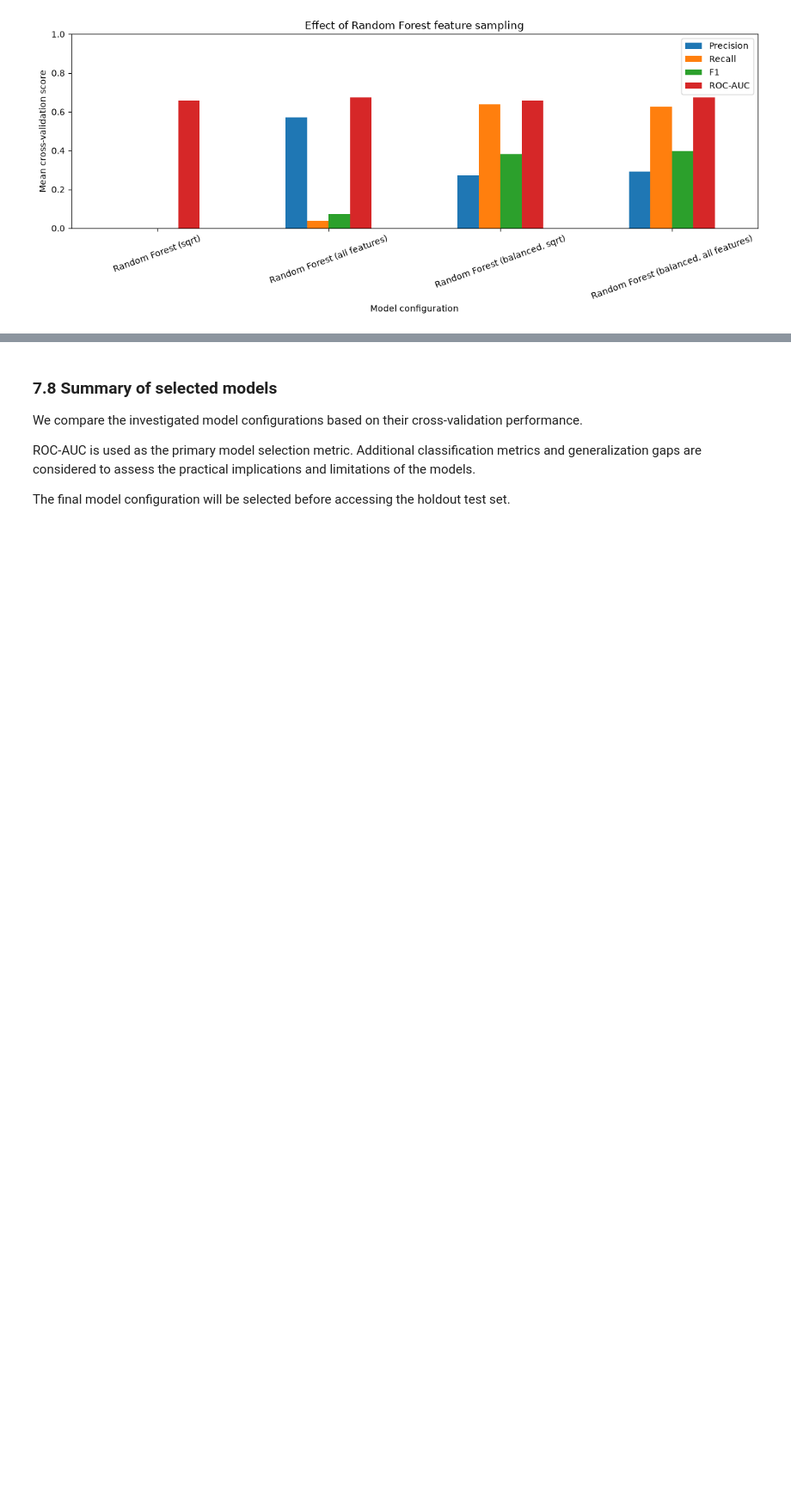
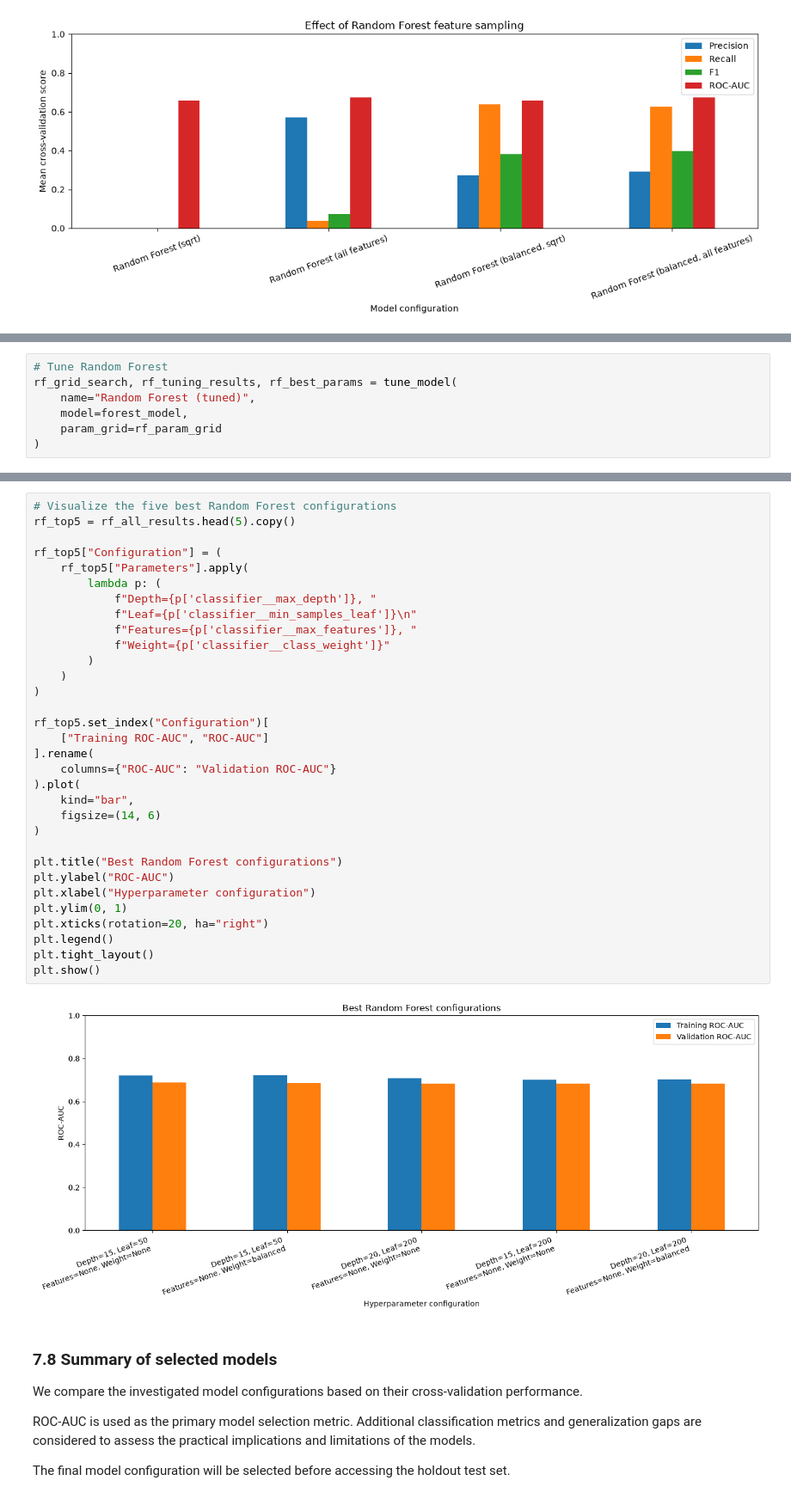
Before and after one commit to Malou100701/MachineLearning2026, a Jupyter notebook: flight_delay_analysis_starter.ipynb, the cells around one changed output, grey strips where cells are left out. Shown at 86% size. Cells and saved outputs as stored; diff of their text form; blank space fills up the shorter version.

```diff
--- a/flight_delay_analysis_starter.ipynb
+++ b/flight_delay_analysis_starter.ipynb
@@ -2451,0 +2524,7 @@ plt.show()
+# %%
+# Tune Random Forest
+rf_grid_search, rf_tuning_results, rf_best_params = tune_model(
+    name="Random Forest (tuned)",
+    model=forest_model,
+    param_grid=rf_param_grid
+)
@@ -2452,3 +2664,37 @@ plt.show()
+# %%
+# Visualize the five best Random Forest configurations
+rf_top5 = rf_all_results.head(5).copy()
+
+rf_top5["Configuration"] = (
+    rf_top5["Parameters"].apply(
+        lambda p: (
+            f"Depth={p['classifier__max_depth']}, "
+            f"Leaf={p['classifier__min_samples_leaf']}\n"
+            f"Features={p['classifier__max_features']}, "
+            f"Weight={p['classifier__class_weight']}"
+        )
+    )
+)
+
+rf_top5.set_index("Configuration")[
+    ["Training ROC-AUC", "ROC-AUC"]
+].rename(
+    columns={"ROC-AUC": "Validation ROC-AUC"}
+).plot(
+    kind="bar",
+    figsize=(14, 6)
+)
+
+plt.title("Best Random Forest configurations")
+plt.ylabel("ROC-AUC")
+plt.xlabel("Hyperparameter configuration")
+plt.ylim(0, 1)
+plt.xticks(rotation=20, ha="right")
+plt.legend()
+plt.tight_layout()
+plt.show()
+# %% [output]
+[figure, added]
 # %% [markdown]
 ### 7.8 Summary of selected models
 
```
Also changed, not shown: parts of 9 cells of this notebook.
